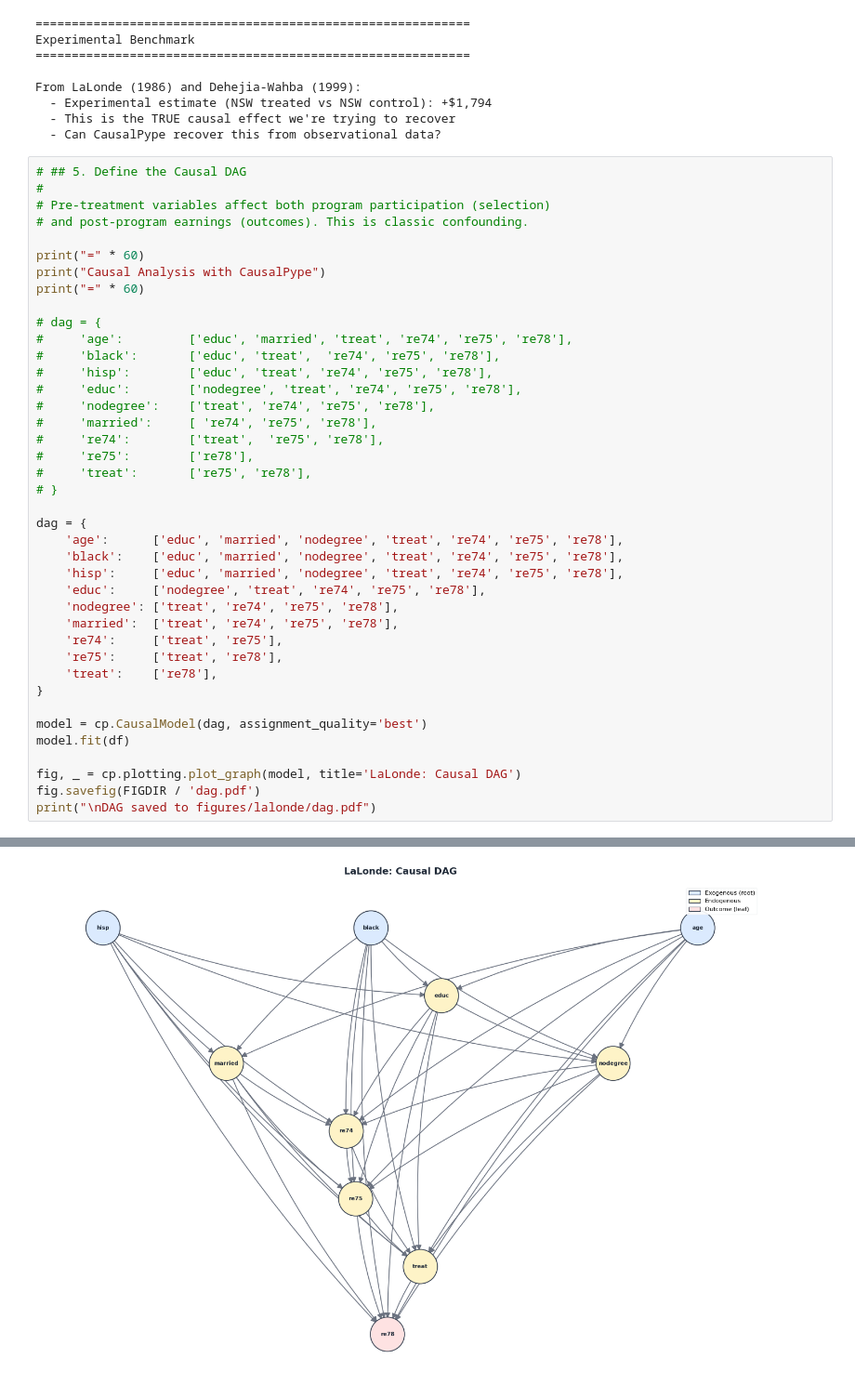
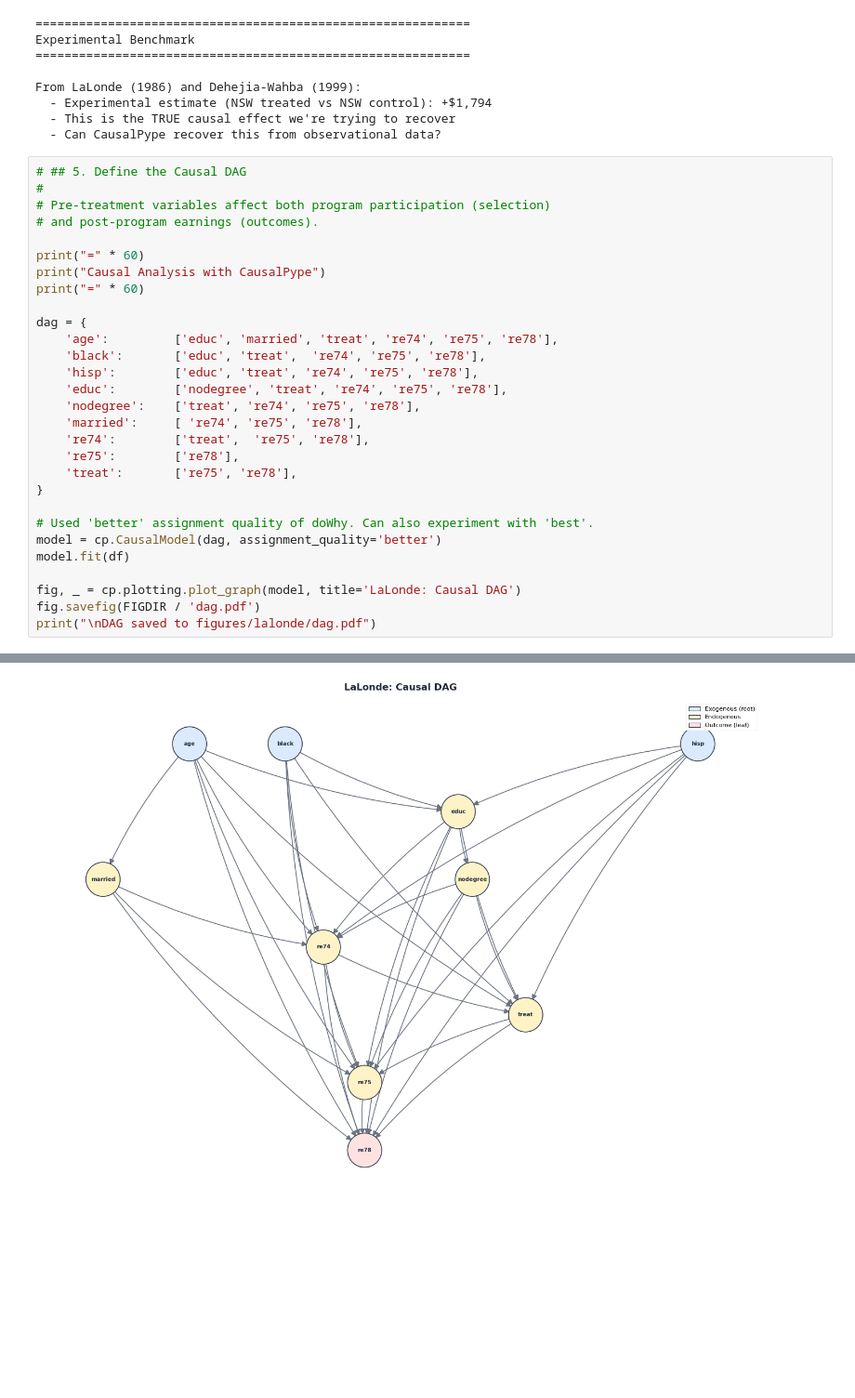
Before and after one commit to robust-ai-group/CausalPype, a Jupyter notebook: examples/lalonde.ipynb, the cells around one changed output, grey strips where cells are left out. Shown at 93% size. Saved outputs shown, nothing was run; the diff lists cells and outputs as text; blank space fills up the shorter version.

```diff
--- a/examples/lalonde.ipynb
+++ b/examples/lalonde.ipynb
@@ -235,49 +235,38 @@ From LaLonde (1986) and Dehejia-Wahba (1999):
 # %%
 # ## 5. Define the Causal DAG
 #
 # Pre-treatment variables affect both program participation (selection)
-# and post-program earnings (outcomes). This is classic confounding.
+# and post-program earnings (outcomes).
 
 print("=" * 60)
 print("Causal Analysis with CausalPype")
 print("=" * 60)
 
-# dag = {
-#     'age':         ['educ', 'married', 'treat', 're74', 're75', 're78'],
-#     'black':       ['educ', 'treat',  're74', 're75', 're78'],
-#     'hisp':        ['educ', 'treat', 're74', 're75', 're78'],
-#     'educ':        ['nodegree', 'treat', 're74', 're75', 're78'],
-#     'nodegree':    ['treat', 're74', 're75', 're78'],
-#     'married':     [ 're74', 're75', 're78'],
-#     're74':        ['treat',  're75', 're78'],
-#     're75':        ['re78'],
-#     'treat':       ['re75', 're78'],
-# }
-
 dag = {
-    'age':      ['educ', 'married', 'nodegree', 'treat', 're74', 're75', 're78'],
-    'black':    ['educ', 'married', 'nodegree', 'treat', 're74', 're75', 're78'],
-    'hisp':     ['educ', 'married', 'nodegree', 'treat', 're74', 're75', 're78'],
-    'educ':     ['nodegree', 'treat', 're74', 're75', 're78'],
-    'nodegree': ['treat', 're74', 're75', 're78'],
-    'married':  ['treat', 're74', 're75', 're78'],
-    're74':     ['treat', 're75'],
-    're75':     ['treat', 're78'],
-    'treat':    ['re78'],
+    'age':         ['educ', 'married', 'treat', 're74', 're75', 're78'],
+    'black':       ['educ', 'treat',  're74', 're75', 're78'],
+    'hisp':        ['educ', 'treat', 're74', 're75', 're78'],
+    'educ':        ['nodegree', 'treat', 're74', 're75', 're78'],
+    'nodegree':    ['treat', 're74', 're75', 're78'],
+    'married':     [ 're74', 're75', 're78'],
+    're74':        ['treat',  're75', 're78'],
+    're75':        ['re78'],
+    'treat':       ['re75', 're78'],
 }
 
-model = cp.CausalModel(dag, assignment_quality='best')
+# Used 'better' assignment quality of doWhy. Can also experiment with 'best'.
+model = cp.CausalModel(dag, assignment_quality='better')
 model.fit(df)
 
 fig, _ = cp.plotting.plot_graph(model, title='LaLonde: Causal DAG')
 fig.savefig(FIGDIR / 'dag.pdf')
 print("\nDAG saved to figures/lalonde/dag.pdf")
 # %% [output]
 ============================================================
 Causal Analysis with CausalPype
 ============================================================
 DAG saved to figures/lalonde/dag.pdf
-[figure, old version]
+[figure, new version]
 # %%
 # ## 6. Estimate the Causal Effect
 #
```
Also changed, not shown: parts of 8 cells of this notebook.
